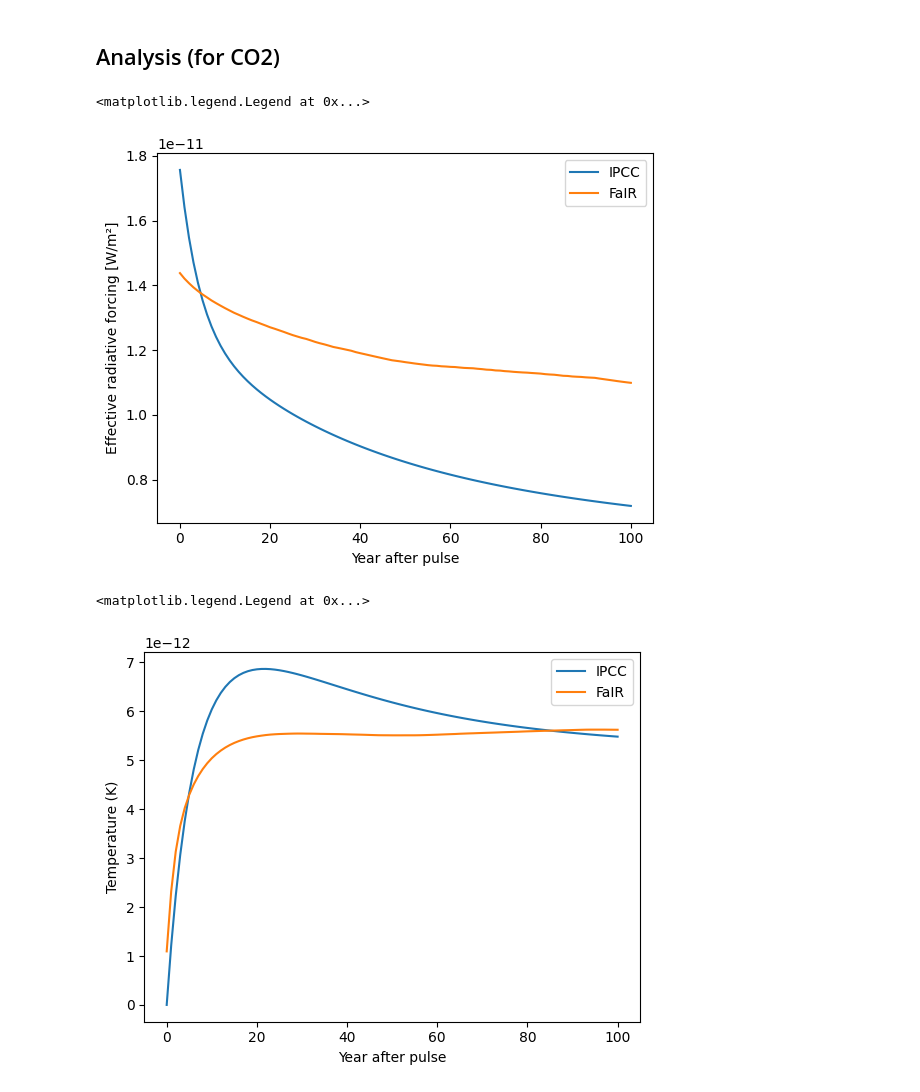
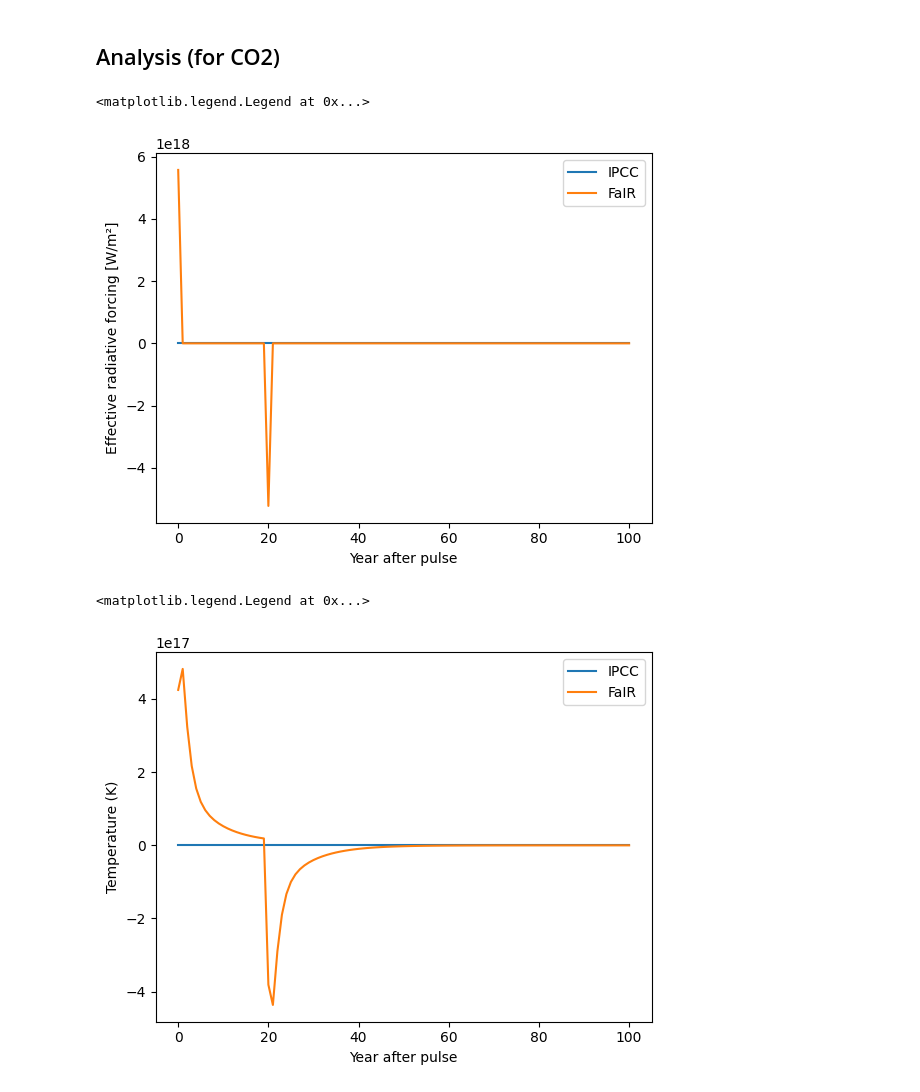
Before and after one commit to AeroMAPS/AeroCM, a Jupyter notebook: metrics.ipynb, the cells around one changed output. Drawn from its saved outputs; the diff is of its cells as text; code cells hidden in the pictures.

Commit message:
Update partially models for NOx with FaIR

```diff
--- a/metrics.ipynb
+++ b/metrics.ipynb
@@ -6,14 +12,21 @@ from climate_models.fair import BackgroundSpeciesQuantities, FaIRClimateModel
 # %% [markdown]
 ## Parameters
 # %%
-studied_species = "Aviation CO2"
+studied_species = "Aviation NOx"
+co2_method = 'IPCC'
 start_year = 1765
 t0 = 2020
 time_horizon = 100
 end_year = t0 + time_horizon
-unit_value = 1e4 # 10t
-# This default vower value allows a smooth profile using FaIR
-# Be careful by choosing values lower than 10t, or higher than 1Mt (change in the FaIR results)
+unit_value = 1e15 # [kg] or [km] for contrails
+
+# Default values recommended for unit value
+## CO2: 1e10 kg, i.e. 10 Mt
+## Contrails: 1 km
+## NOx:
+## H2O: 1e10 kg, i.e. 10 Mt
+## Soot:
+## Sulfur:
 # %%
 if studied_species == "Aviation CO2":
     sensitivity_erf = 0 # Not used
@@ -21,6 +34,9 @@ if studied_species == "Aviation CO2":
 elif studied_species == "Aviation contrails":
     sensitivity_erf = 9.36e-13
     ratio_erf_rf = 0.42
+elif studied_species == "Aviation NOx":
+    sensitivity_erf = [34.4e-12 / (14/46), -9.3e-12 / (14/46), -18.7e-12 / (14/46), -2.8e-12 / (14/46)]
+    ratio_erf_rf = [1.37, 1.18, 1.18, 1.18]
 elif studied_species == "Aviation NOx ST O3 increase":
     sensitivity_erf = 34.4e-12 / (14/46)
     ratio_erf_rf = 1.37
@@ -50,6 +66,10 @@ emission_profile = EmissionProfile(start_year,t0,time_horizon, 'pulse', unit_val
 # %%
 radiative_forcing, effective_radiative_forcing, temperature = FaIRClimateModel(start_year, end_year, background_species_quantities, emission_profile, studied_species, sensitivity_erf, ratio_erf_rf)
 # %%
-rf_co2, agwp_co2, aegwp_co2, temp_co2, agtp_co2, igtp_co2, atr_co2 = AbsoluteMetricsPulseDefaultCO2(time_horizon, unit_value)
+if co2_method == 'IPCC':
+    radiative_forcing_co2, agwp_co2, aegwp_co2, temperature_co2, agtp_co2, igtp_co2, atr_co2 = AbsoluteMetricsPulseDefaultCO2(time_horizon, unit_value)
+elif co2_method == 'FaIR':
+    radiative_forcing_co2, effective_radiative_forcing_co2, temperature_co2 = FaIRClimateModel(start_year, end_year, background_species_quantities, emission_profile, "Aviation CO2", sensitivity_erf, ratio_erf_rf)
+    agwp_co2, aegwp_co2, agtp_co2, igtp_co2, atr_co2 = AbsoluteMetrics(radiative_forcing_co2, effective_radiative_forcing_co2, temperature_co2, time_horizon)
 agwp, aegwp, agtp, igtp, atr = AbsoluteMetrics(radiative_forcing, effective_radiative_forcing, temperature, time_horizon)
-RelativeMetrics(agwp_co2, aegwp_co2, agtp_co2, igtp_co2, atr_co2, agwp, aegwp, agtp, igtp, atr)
+gwp, egwp, gtp, igtp, ratr = RelativeMetrics(agwp_co2, aegwp_co2, agtp_co2, igtp_co2, atr_co2, agwp, aegwp, agtp, igtp, atr)
@@ -62,20 +87,20 @@ RelativeMetrics(agwp_co2, aegwp_co2, agtp_co2, igtp_co2, atr_co2, agwp, aegwp, a
 # %% [markdown]
 ## Analysis (for CO2)
 # %%
-plt.plot(rf_co2, label='IPCC')
+plt.plot(radiative_forcing_co2, label='IPCC')
 plt.plot(effective_radiative_forcing[t0-start_year:end_year], label='FaIR')
 plt.xlabel('Year after pulse')
 plt.ylabel('Effective radiative forcing [W/m²]')
 plt.legend()
 # %% [output]
 <matplotlib.legend.Legend at 0x...>
-[figure, old version]
+[figure, new version]
 # %%
-plt.plot(temp_co2, label='IPCC')
+plt.plot(temperature_co2, label='IPCC')
 plt.plot(temperature[t0-start_year:end_year], label='FaIR')
 plt.xlabel('Year after pulse')
 plt.ylabel('Temperature (K)')
 plt.legend()
 # %% [output]
 <matplotlib.legend.Legend at 0x...>
-[figure, old version]
+[figure, new version]
```
Also changed, not shown: parts of 5 cells of this notebook, 1 other file.
